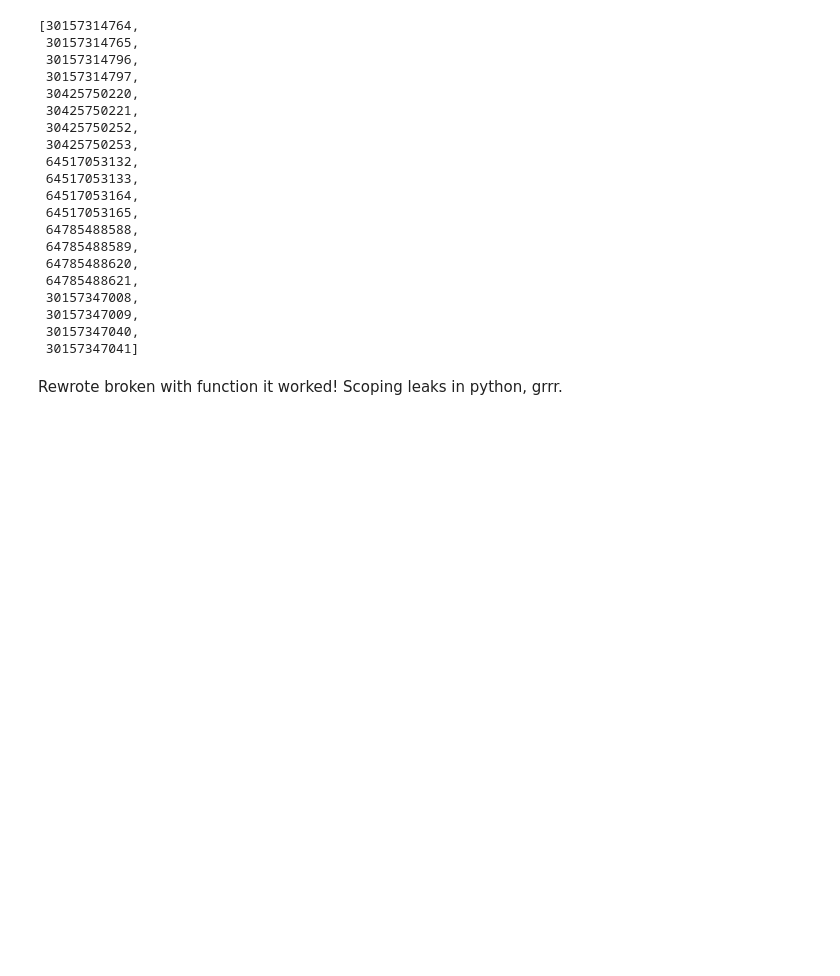
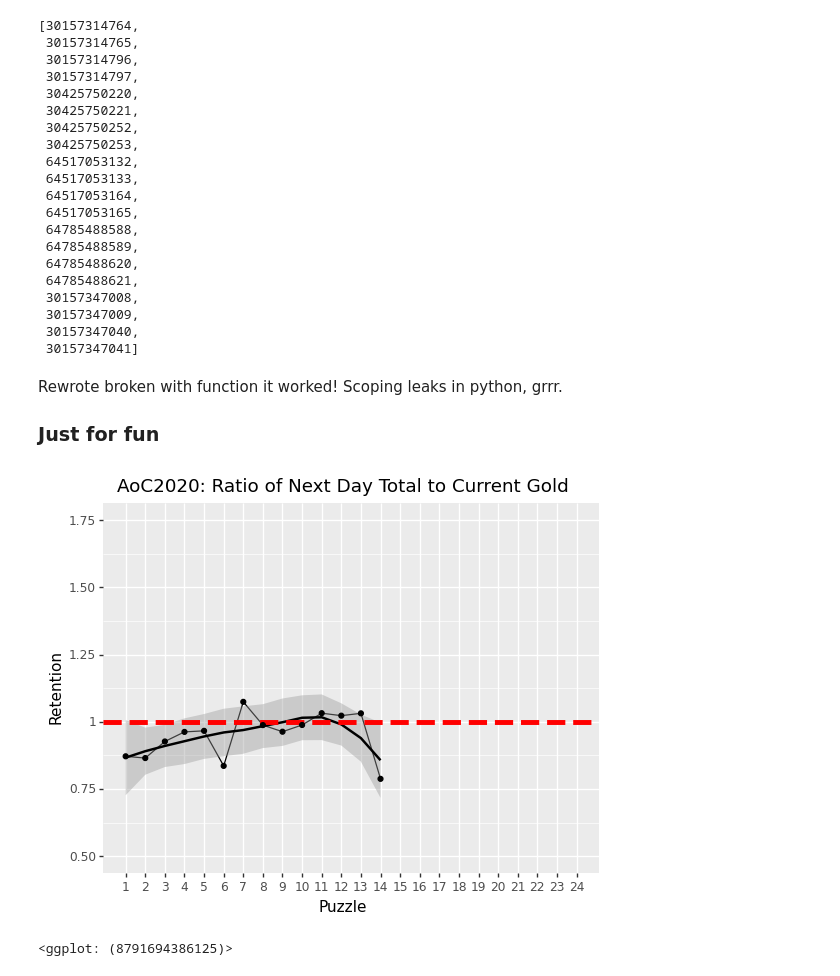
Before and after one commit to mgoadric/AdventOfCode, a Jupyter notebook: 2020/Advent of Code 2020 Solutions.ipynb, the cells around one changed output. Cells and saved outputs as stored; diff of their text form; code cells hidden in the pictures; blank space fills up the shorter version.

```diff
--- a/2020/Advent of Code 2020 Solutions.ipynb
+++ b/2020/Advent of Code 2020 Solutions.ipynb
@@ -2004,3 +2004,31 @@ up2[:20]
  30157347041]
 # %% [markdown]
 Rewrote broken with function it worked! Scoping leaks in python, grrr.
+
+### Just for fun
+# %%
+def starchart(year):
+    df = pd.read_csv(f"data/stardrops/stardrop{year}.csv",
+                     header=None, names=["Puzzle", "Part 1", "Part 2", "Viz"])
+    df["Total"] = df["Part 1"] + df["Part 2"]
+    t = list(df["Total"].values)
+    t.pop()
+    df["Tshift"] = [0] + t
+    df["Retention"] = df["Tshift"] / df["Part 1"]
+    df = df.drop([0])
+    c = ggplot(df, aes(x="Puzzle", y="Retention")) \
+    + geom_line() \
+    + geom_smooth() \
+    + geom_hline(yintercept = 1, color='red',    # set line colour
+                      size=2,            # set line thickness
+                      linetype="dashed" ) \
+    + geom_point() \
+    + labs(title=f"AoC{year}: Ratio of Next Day Total to Current Gold") \
+    + scale_x_continuous(breaks=range(1, 25), minor_breaks=[], limits=[1, 24]) \
+    + scale_y_continuous(limits=[0.5, 1.75])
+    return c
+# %%
+starchart(2020)
+# %% [output]
+[figure, added]
+<ggplot: (8791694386125)>
```
Also changed, not shown: parts of 36 cells of this notebook, 3 other files.
